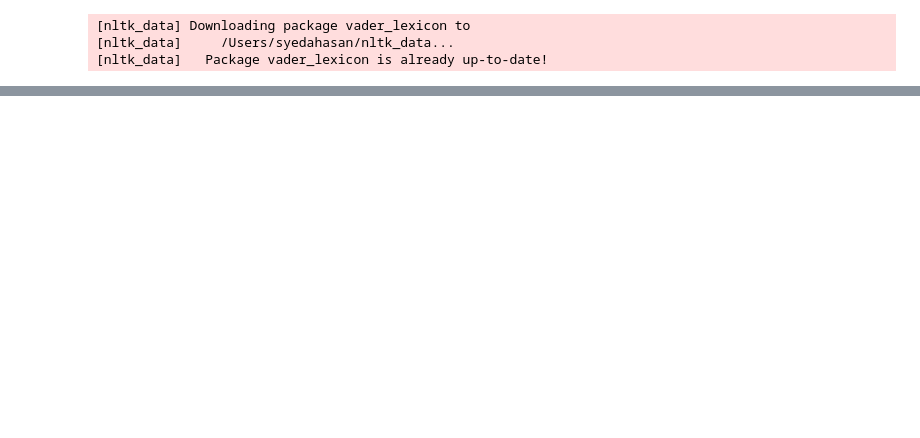
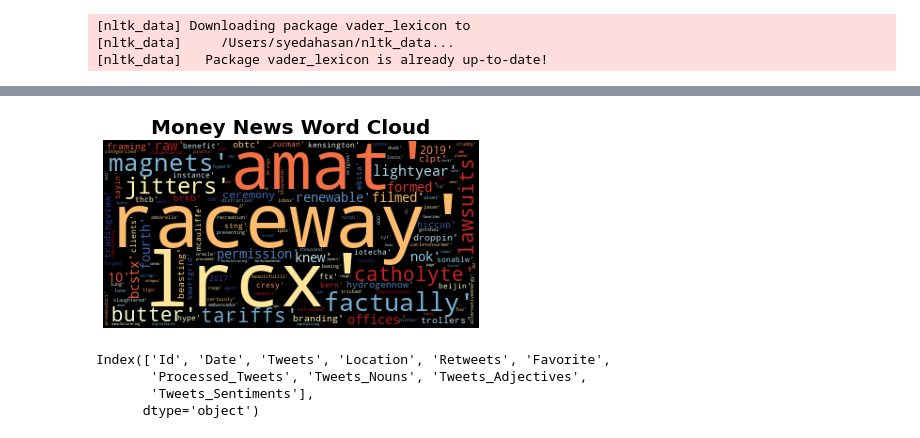
Before and after one commit to Danebob86/EV_Sentiment_Trading, a Jupyter notebook: Twitter_Sentiment_Analysis.ipynb, the cells around one changed output, grey strips where cells are left out. Drawn from its saved outputs; the diff is of its cells as text; code cells hidden in the pictures; blank space fills up the shorter version.

```diff
--- a/Twitter_Sentiment_Analysis.ipynb
+++ b/Twitter_Sentiment_Analysis.ipynb
@@ -379,0 +422,5 @@ AttributeError: 'Series' object has no attribute 'lower'
+# %%
+# Getting the TF-IDF
+# A TfidfVectorizer() instance is created by passing the stopwords in English as a parameter.
+vectorizer = TfidfVectorizer(stop_words="english")
+X_tweets = vectorizer.fit_transform(tweets_df['Processed_Tweets'])
@@ -379,0 +467,11 @@ AttributeError: 'Series' object has no attribute 'lower'
+# %%
+tweets_freq_df = pd.DataFrame(
+    list(zip(vectorizer.get_feature_names(), np.ravel(X.sum(axis=0)))),
+    columns=["Word", "Frequency"],
+)
+
+# Order the DataFrame by word frequency, instead of TF-IDF like above, in descending order
+tweets_freq_df = tweets_freq_df.sort_values(by=["Frequency"], ascending=False)
+
+# Print the top 10 words
+tweets_freq_df.head(10)
@@ -379,0 +490,7 @@ AttributeError: 'Series' object has no attribute 'lower'
+# %%
+# Top words will be those with a frequency between 100 ans 300 (thumb rule)
+top_words = tweets_freq_df[
+    (tweets_freq_df["Frequency"] >= 100) & (tweets_freq_df["Frequency"] <= 500)
+]
+
+top_words.head(10)
@@ -379,0 +509,20 @@ AttributeError: 'Series' object has no attribute 'lower'
+# %%
+# Create a string list of terms to generate the word cloud
+terms_list = str(top_words["Word"].tolist())
+
+# Create the word cloud
+wordcloud = WordCloud(colormap="RdYlBu").generate(terms_list)
+plt.imshow(wordcloud)
+plt.axis("off")
+fontdict = {"fontsize": 20, "fontweight": "bold"}
+plt.title("Money News Word Cloud", fontdict=fontdict)
+plt.show()
+# %% [output]
+[figure, added]
+# %%
+tweets_df.columns
+# %% [output]
+Index(['Id', 'Date', 'Tweets', 'Location', 'Retweets', 'Favorite',
+       'Processed_Tweets', 'Tweets_Nouns', 'Tweets_Adjectives',
+       'Tweets_Sentiments'],
+      dtype='object')
```
Also changed, not shown: parts of 59 cells of this notebook.
